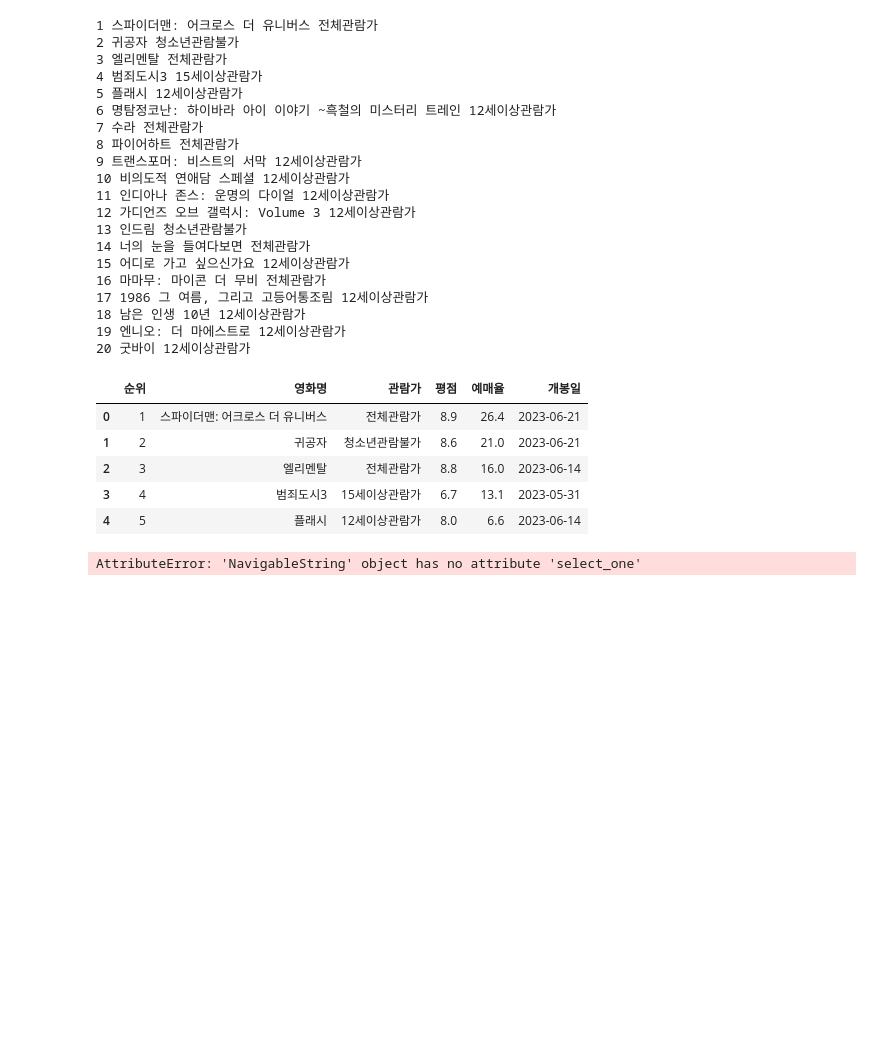
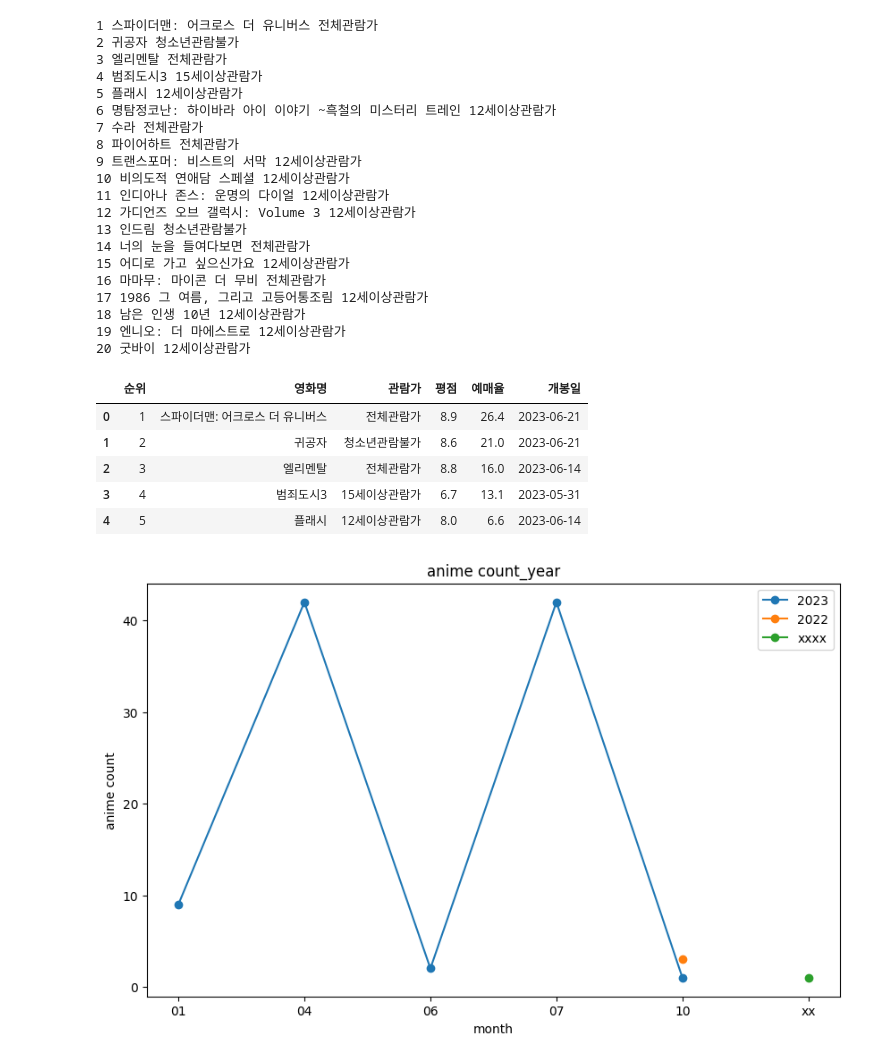
Before and after one commit to jwjb1020/jwj_python, a Jupyter notebook: 웹스크래핑,크롤링/webscraping,croling.ipynb, the cells around one changed output. Saved outputs shown, nothing was run; the diff lists cells and outputs as text; code cells hidden in the pictures; blank space fills up the shorter version.

```diff
--- a/웹스크래핑,크롤링/webscraping,croling.ipynb
+++ b/웹스크래핑,크롤링/webscraping,croling.ipynb
@@ -159,30 +159,58 @@ df.head()
 # %%
 import requests
 from bs4 import BeautifulSoup
 import pandas as pd
+import matplotlib.pyplot as plt
+import matplotlib.font_manager as fm
 
 s= [] #data넣는 곳
 code = '530053'
 url = f'https://anime.onnada.com/rank.php?code={code}'
 
 
 response = requests.get(url, headers={'User-agent': 'Mozilla/5.0 '}, verify=False)
 
 soup = BeautifulSoup(response.text, "html.parser")
 
 tbody = soup.select_one(".layout-line")
 tr_list = tbody.select(".array")
 
-tr_list
 for td in tr_list:
-     rank = td.select_one(".rank").text
-     maintitle = td.select_one(".maintitle").text
-     category = td.select_one(".category").text
-     date = td.select_one(".date").text
+    rank_element = td.select_one(".rank")
+    maintitle_element = td.select_one(".maintitle")
+    category_element = td.select_one(".category")
+    date_element = td.select_one(".date")
 
+    rank = rank_element.text if rank_element else None
+    maintitle = maintitle_element.text if maintitle_element else None
+    category = category_element.text if category_element else None
+    date = date_element.text if date_element else None
 
-     s.append([rank, maintitle, category, date])
-     df = pd.DataFrame(s,columns=["순위","애니명","카테고리","개봉일"])
-     print(rank,maintitle,category)
+    s.append([rank, maintitle, category, date])
+
+df = pd.DataFrame(s, columns=["순위", "애니명", "카테고리", "개봉일"])
+
+df = df.drop([0, 1,2])
+
+# "개봉일" 열에서 년도와 월 정보 추출
+df['년도'] = df['개봉일'].str.split('.').str[0]
+df['월'] = df['개봉일'].str.split('.').str[1]
+
+# 각 년도에 대해 월별 애니메이션 수 계산
+yearly_anime_counts = {}
+for year in df['년도'].unique():
+    yearly_df = df[df['년도'] == year]
+    monthly_anime_counts = yearly_df['월'].value_counts().sort_index()
+    yearly_anime_counts[year] = monthly_anime_counts
+
+# 그래프 생성
+plt.figure(figsize=(10, 6))
+for year, counts in yearly_anime_counts.items():
+    plt.plot(counts.index, counts.values, marker='o', label=year)
+plt.xlabel('month')
+plt.ylabel('anime count')
+plt.title('anime count_year')
+plt.legend()
+plt.show()
 # %% [output]
-AttributeError: 'NavigableString' object has no attribute 'select_one'
+[figure, added]
```
Also changed, not shown: parts of 1 cell of this notebook.
